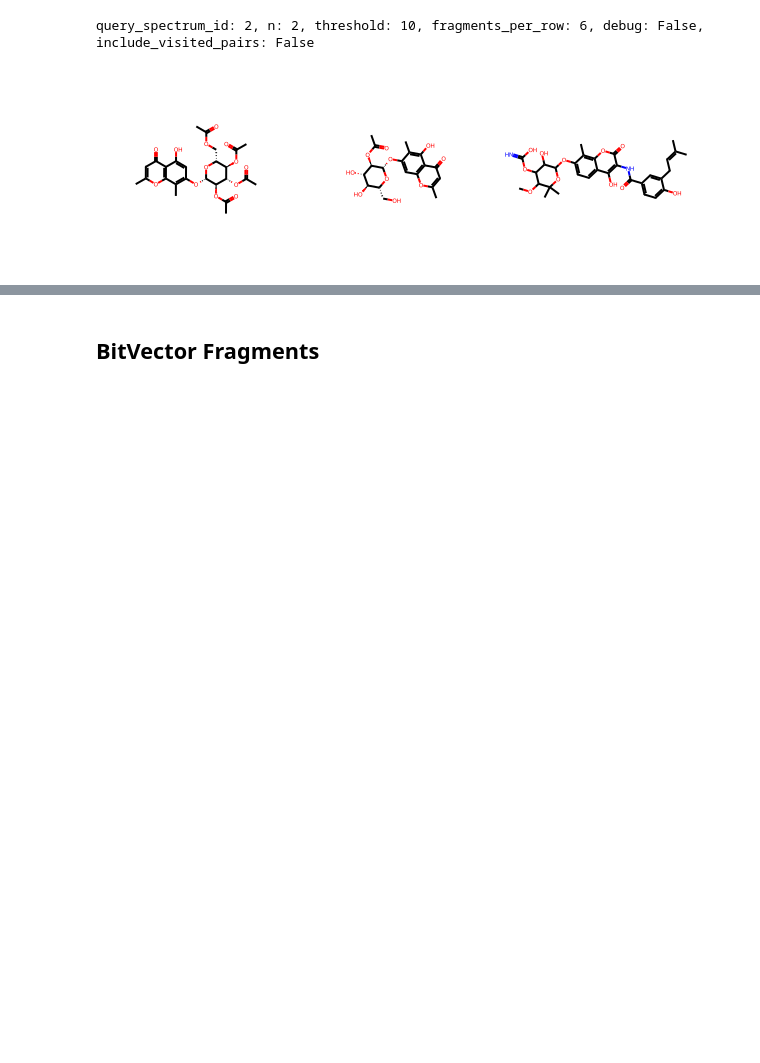
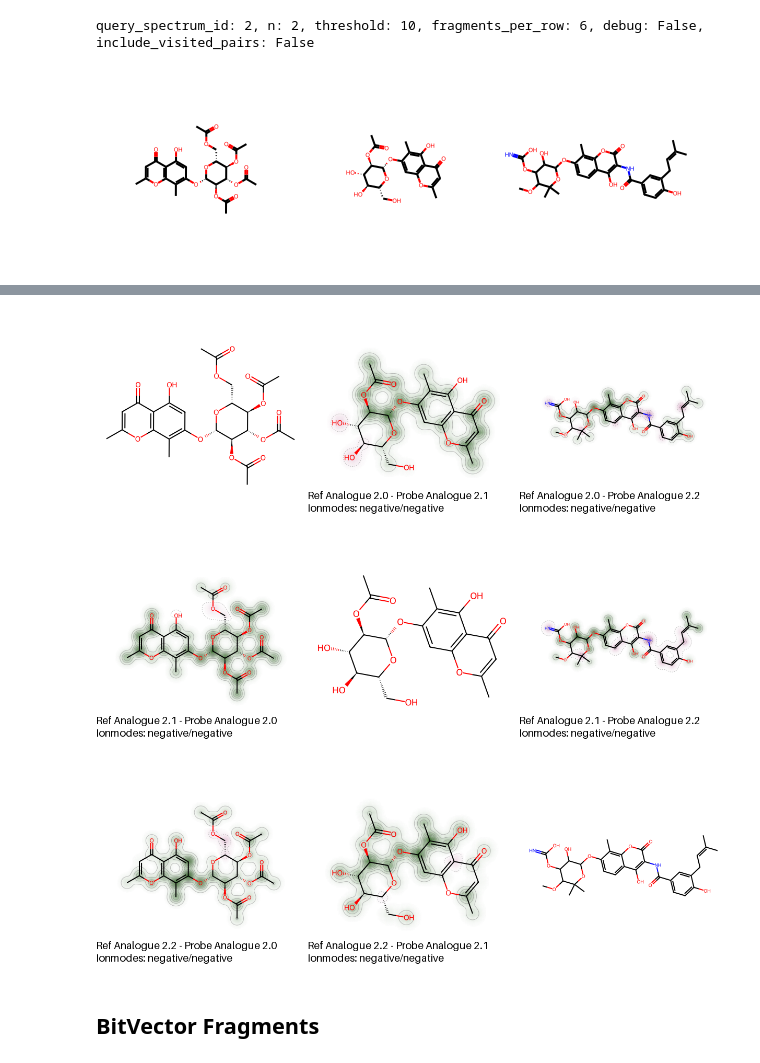
Before and after one commit to Knerten0815/master-thesis-code, a Jupyter notebook: ChemspaceExplorerExplorer.ipynb, the cells around one changed output, grey strips where cells are left out. Drawn from its saved outputs; the diff is of its cells as text; code cells hidden in the pictures; blank space fills up the shorter version.

```diff
--- a/ChemspaceExplorerExplorer.ipynb
+++ b/ChemspaceExplorerExplorer.ipynb
@@ -94,3 +106,23 @@ query_spectrum_id: 2, n: 2, threshold: 10, fragments_per_row: 6, debug: False, i
+# %%
+sim_maps_per_mol = (len(mols) - 1)
+
+assert len(sim_maps) == sim_maps_per_mol * len(mols)
+
+sim_map_id = 0
+for mol_id, mol in enumerate(mols):
+    vis_list = []
+    draw2d = Draw.MolDraw2DCairo(400, 400)
+    for sim_id in range(sim_map_id, sim_map_id + sim_maps_per_mol):
+        # if sim_id >= len(sim_maps):
+        #     break
+        vis_list.append(sim_maps[sim_id])
+    sim_map_id += sim_maps_per_mol
+    vis_list.insert(mol_id, draw_mol(draw2d, mol))
+    display(draw_images(vis_list))
+# %% [output]
+[figure, added]
+[figure, added]
+[figure, added]
 # %% [markdown]
 ## BitVector Fragments
 # %%
```
Also changed, not shown: parts of 2 cells of this notebook.
